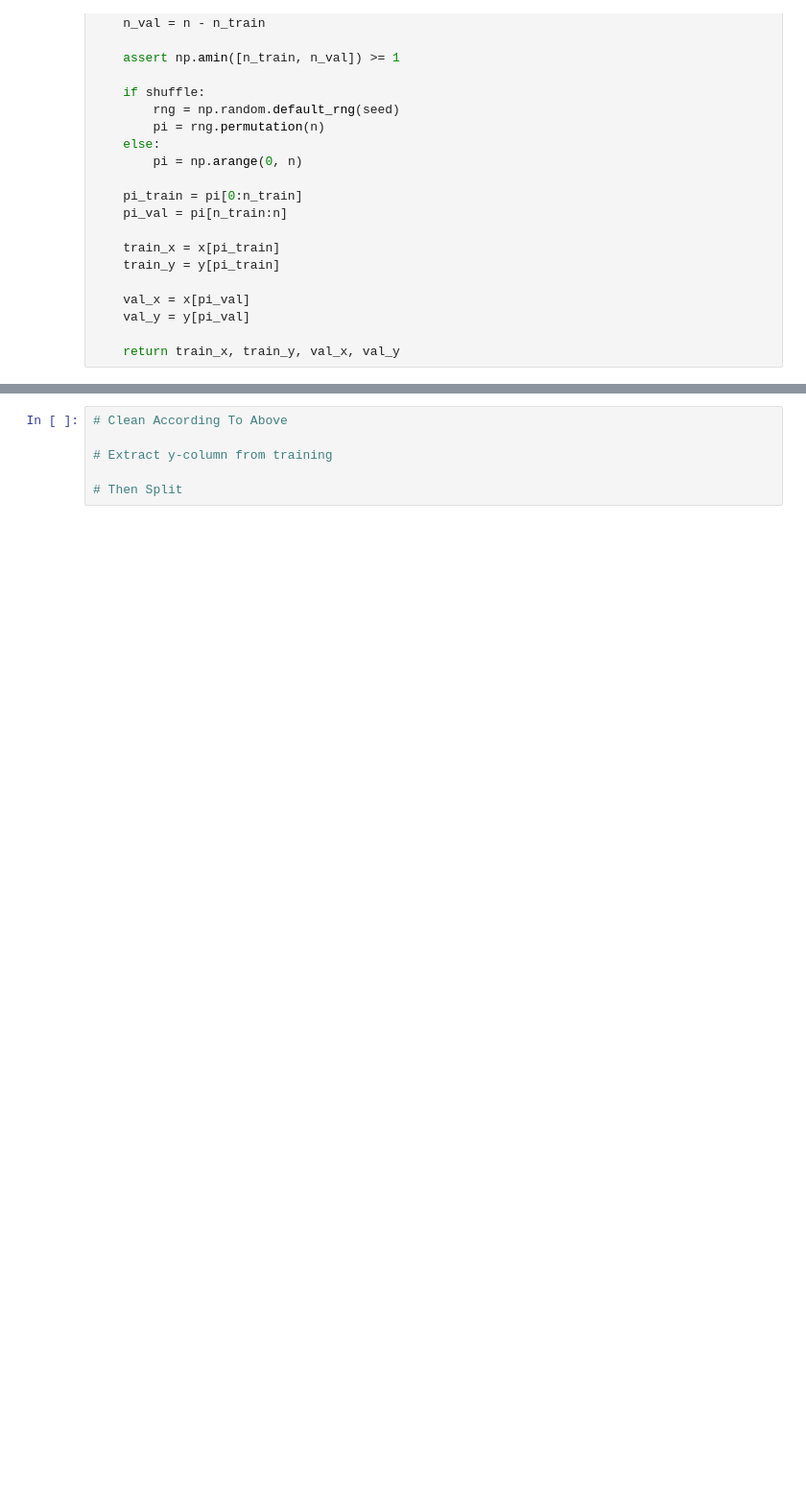
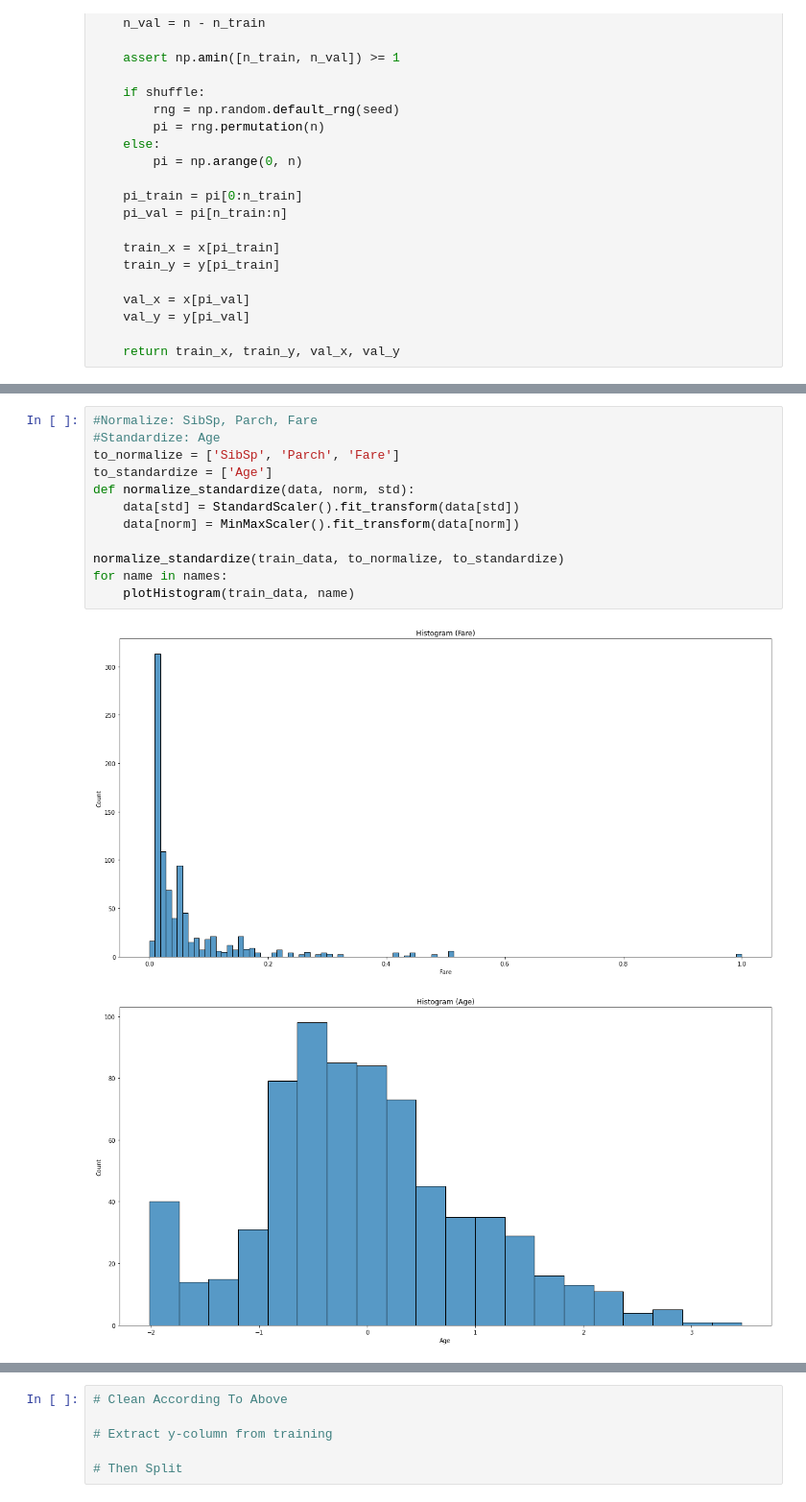
Before and after one commit to malogalbo/BasicTitanic, a Jupyter notebook: Titanic_Work.ipynb, the cells around one changed output, grey strips where cells are left out. Shown at 96% size. Cells and saved outputs as stored; diff of their text form; blank space fills up the shorter version.

```diff
--- a/Titanic_Work.ipynb
+++ b/Titanic_Work.ipynb
@@ -96,0 +136,15 @@ y-column:
+# %%
+#Normalize: SibSp, Parch, Fare
+#Standardize: Age
+to_normalize = ['SibSp', 'Parch', 'Fare']
+to_standardize = ['Age']
+def normalize_standardize(data, norm, std):
+    data[std] = StandardScaler().fit_transform(data[std])
+    data[norm] = MinMaxScaler().fit_transform(data[norm])
+
+normalize_standardize(train_data, to_normalize, to_standardize)
+for name in names:
+    plotHistogram(train_data, name)
+# %% [output]
+[figure, added]
+[figure, added]
```
Also changed, not shown: parts of 15 cells of this notebook.
